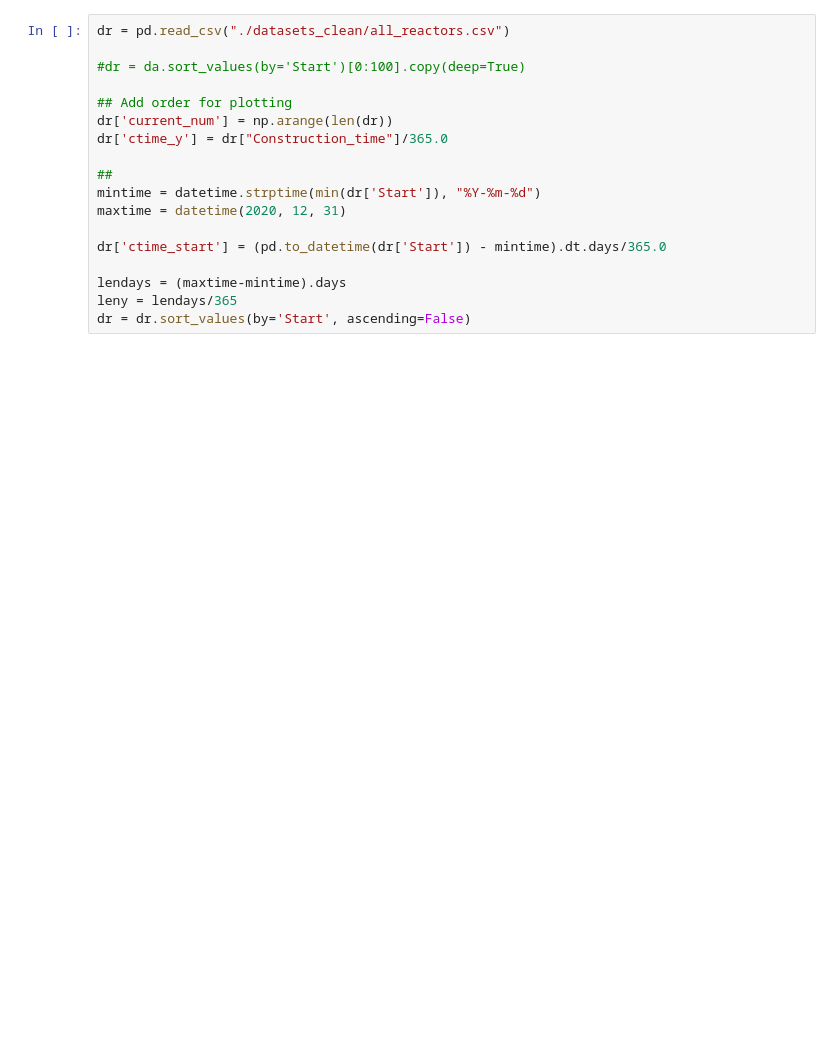
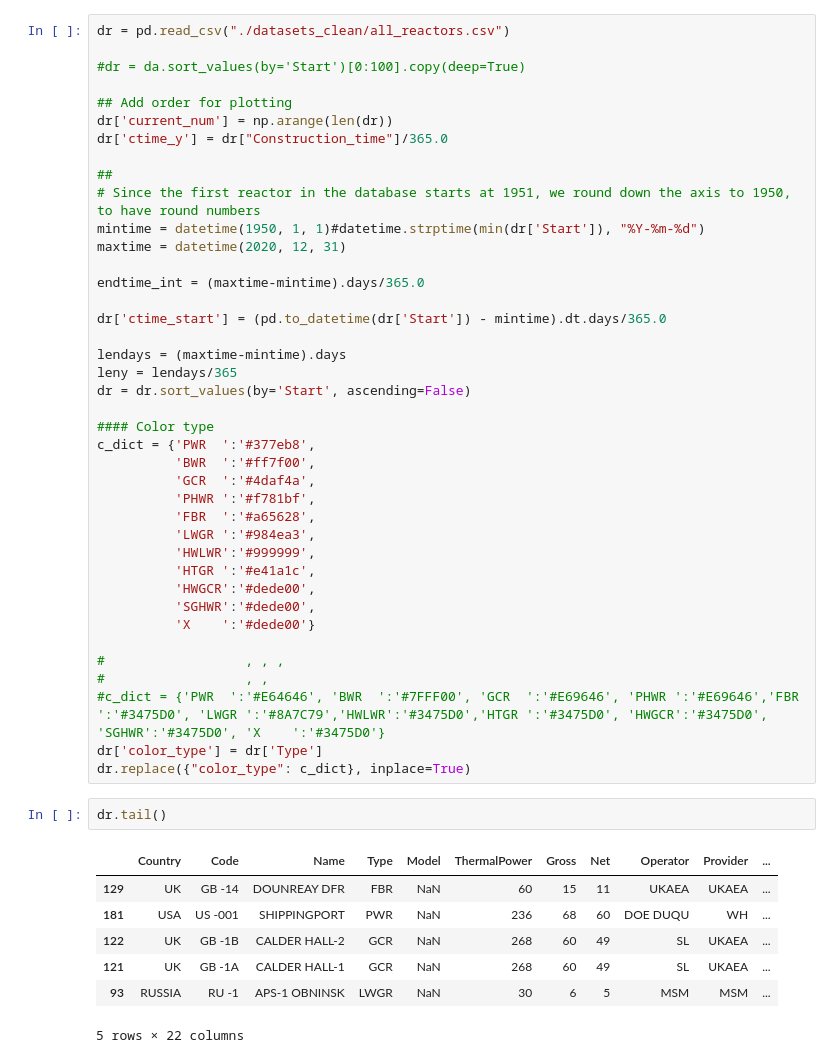
Before and after one commit to guimarais/iaea_reactors, a Jupyter notebook: 03-ConstructionsOperations.ipynb, the cells around one changed output. Saved outputs shown, nothing was run; the diff lists cells and outputs as text; blank space fills up the shorter version.

```diff
--- a/03-ConstructionsOperations.ipynb
+++ b/03-ConstructionsOperations.ipynb
@@ -18,13 +19,45 @@ dr['current_num'] = np.arange(len(dr))
 dr['ctime_y'] = dr["Construction_time"]/365.0
 
 ##
-mintime = datetime.strptime(min(dr['Start']), "%Y-%m-%d")
+# Since the first reactor in the database starts at 1951, we round down the axis to 1950, to have round numbers
+mintime = datetime(1950, 1, 1)#datetime.strptime(min(dr['Start']), "%Y-%m-%d")
 maxtime = datetime(2020, 12, 31)
+
+endtime_int = (maxtime-mintime).days/365.0
 
 dr['ctime_start'] = (pd.to_datetime(dr['Start']) - mintime).dt.days/365.0
 
 lendays = (maxtime-mintime).days
 leny = lendays/365
 dr = dr.sort_values(by='Start', ascending=False)
+
+#### Color type
+c_dict = {'PWR  ':'#377eb8',
+          'BWR  ':'#ff7f00',
+          'GCR  ':'#4daf4a',
+          'PHWR ':'#f781bf',
+          'FBR  ':'#a65628',
+          'LWGR ':'#984ea3',
+          'HWLWR':'#999999',
+          'HTGR ':'#e41a1c',
+          'HWGCR':'#dede00',
+          'SGHWR':'#dede00',
+          'X    ':'#dede00'}
+
+#                  , , ,
+#                  , ,
+#c_dict = {'PWR  ':'#E64646', 'BWR  ':'#7FFF00', 'GCR  ':'#E69646', 'PHWR ':'#E69646','FBR  ':'#3475D0', 'LWGR ':'#8A7C79','HWLWR':'#3475D0','HTGR ':'#3475D0', 'HWGCR':'#3475D0', 'SGHWR':'#3475D0', 'X    ':'#3475D0'}
+dr['color_type'] = dr['Type']
+dr.replace({"color_type": c_dict}, inplace=True)
+# %%
+dr.tail()
+# %% [output]
+|  | Country | Code | Name | Type | Model | ThermalPower | Gross | Net | Operator | Provider | ... |
+| 129 | UK | GB -14 | DOUNREAY DFR | FBR | NaN | 60 | 15 | 11 | UKAEA | UKAEA | ... |
+| 181 | USA | US -001 | SHIPPINGPORT | PWR | NaN | 236 | 68 | 60 | DOE DUQU | WH | ... |
+| 122 | UK | GB -1B | CALDER HALL-2 | GCR | NaN | 268 | 60 | 49 | SL | UKAEA | ... |
+| 121 | UK | GB -1A | CALDER HALL-1 | GCR | NaN | 268 | 60 | 49 | SL | UKAEA | ... |
+| 93 | RUSSIA | RU -1 | APS-1 OBNINSK | LWGR | NaN | 30 | 6 | 5 | MSM | MSM | ... |
+5 rows × 22 columns
 # %%
 ##### PLOT #####
```
Also changed, not shown: parts of 7 cells of this notebook, 2 other files.
